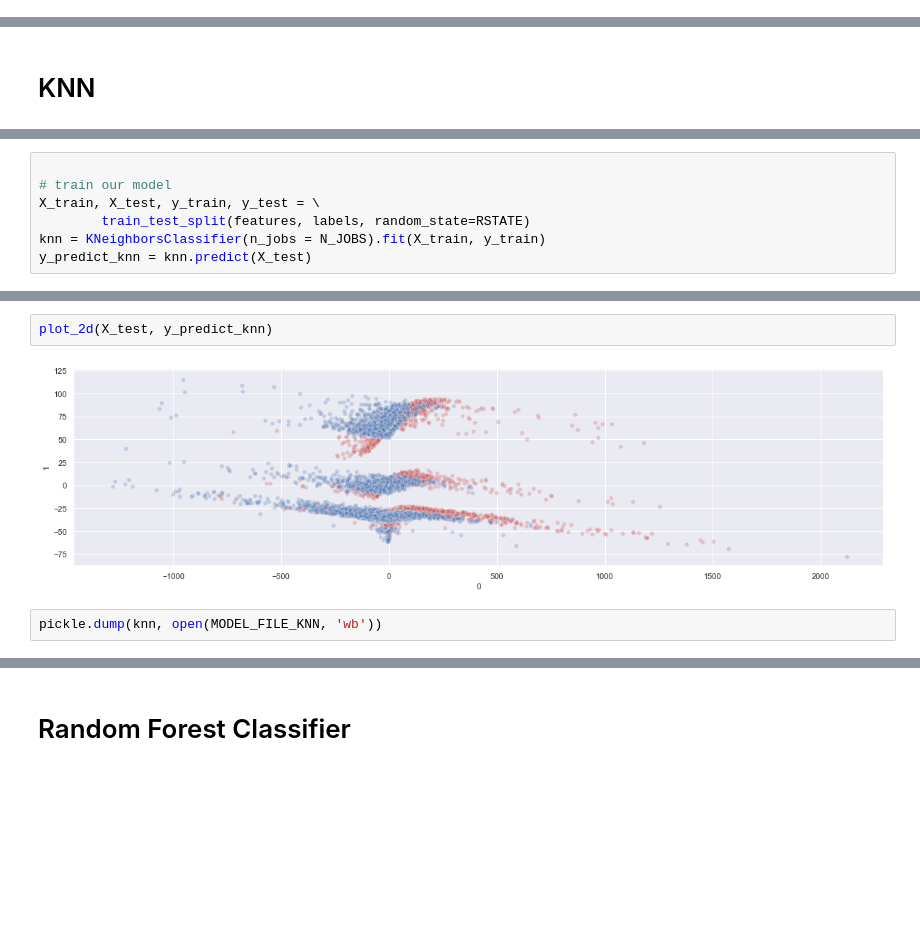
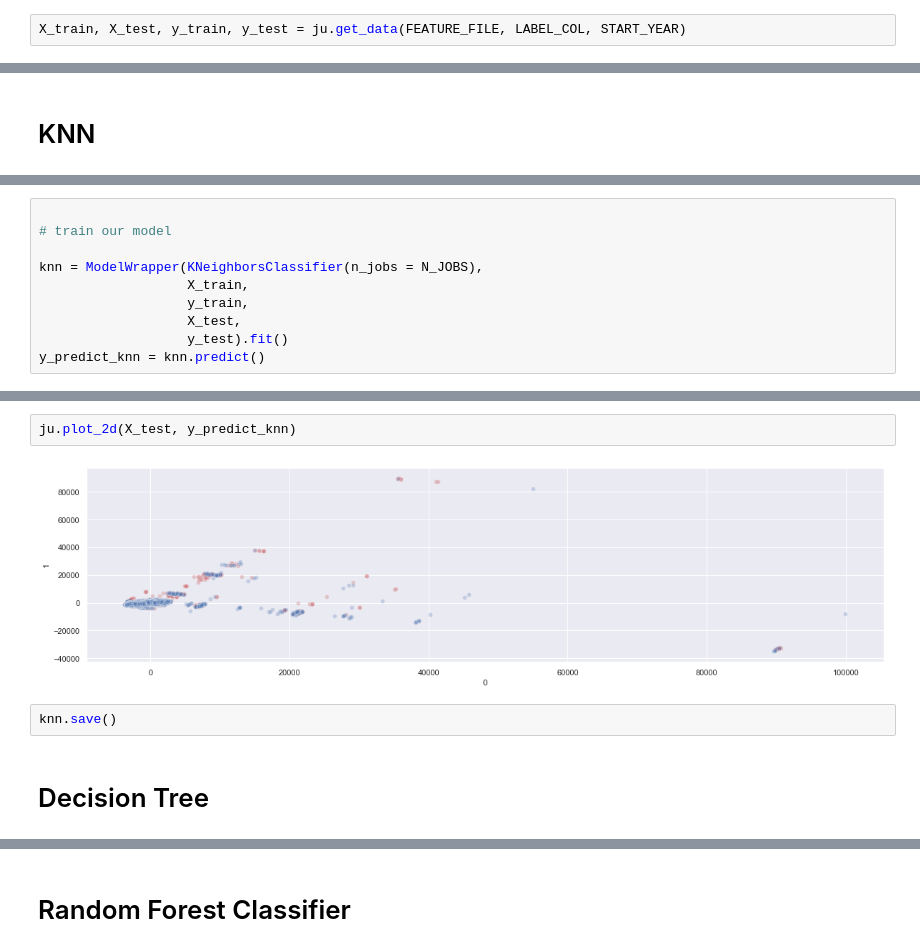
Before and after one commit to sv650s/atp-tennis-predictions, a Jupyter notebook: notebooks/5.1-atp_sklearn_classifier-ohe.ipynb, the cells around one changed output, grey strips where cells are left out. Saved outputs shown, nothing was run; the diff lists cells and outputs as text; blank space fills up the shorter version.

Commit message:
added more models to 5.1 - used diff dataset

```diff
--- a/notebooks/5.1-atp_sklearn_classifier-ohe.ipynb
+++ b/notebooks/5.1-atp_sklearn_classifier-ohe.ipynb
@@ -119,0 +90,2 @@ def plot_2d(X_test, y_predict):
+# %%
+X_train, X_test, y_train, y_test = ju.get_data(FEATURE_FILE, LABEL_COL, START_YEAR)
@@ -127,7 +132,10 @@ features = features.drop([LABEL_COL], axis=1)
 # %%
 
 # train our model
-X_train, X_test, y_train, y_test = \
-        train_test_split(features, labels, random_state=RSTATE)
-knn = KNeighborsClassifier(n_jobs = N_JOBS).fit(X_train, y_train)
-y_predict_knn = knn.predict(X_test)
+
+knn = ModelWrapper(KNeighborsClassifier(n_jobs = N_JOBS),
+                   X_train,
+                   y_train,
+                   X_test,
+                   y_test).fit()
+y_predict_knn = knn.predict()
@@ -154,6 +160,8 @@ Win   1273  6173
 # %%
-plot_2d(X_test, y_predict_knn)
+ju.plot_2d(X_test, y_predict_knn)
 # %% [output]
-[figure, old version]
+[figure, new version]
-# %%
-pickle.dump(knn, open(MODEL_FILE_KNN, 'wb'))
+# %%
+knn.save()
+# %% [markdown]
+# Decision Tree
```
Also changed, not shown: parts of 61 cells of this notebook, 5 other files.
